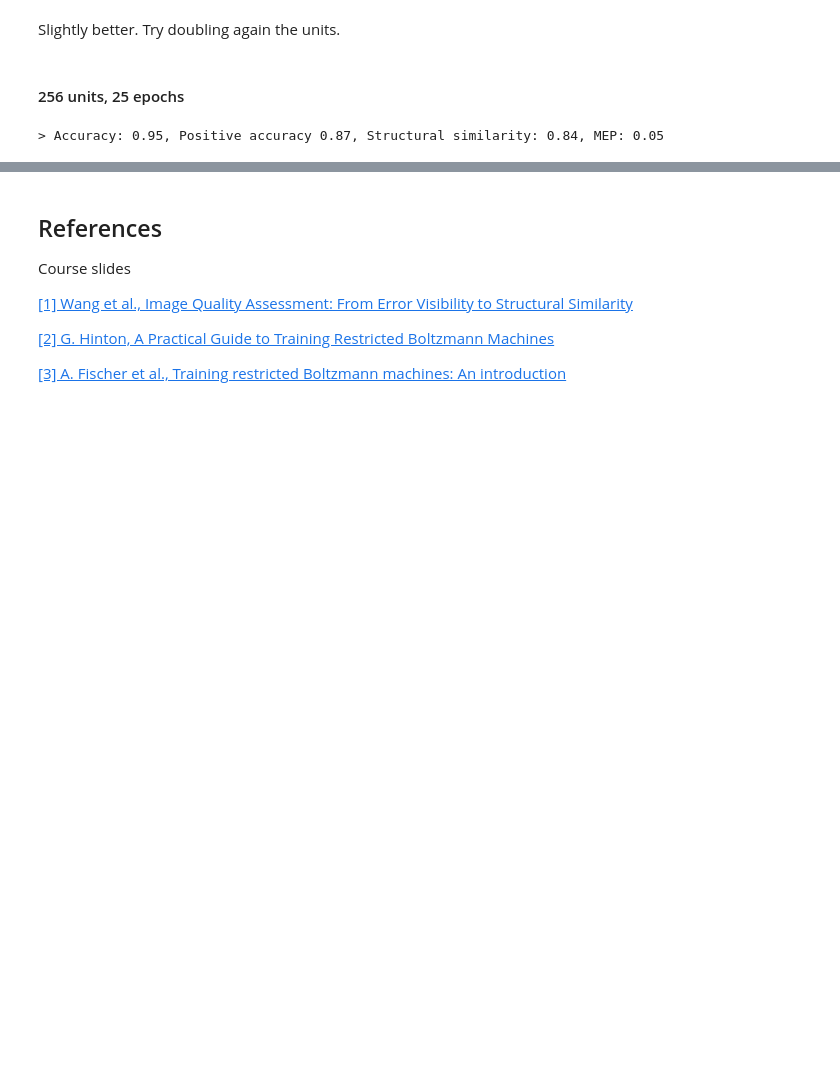
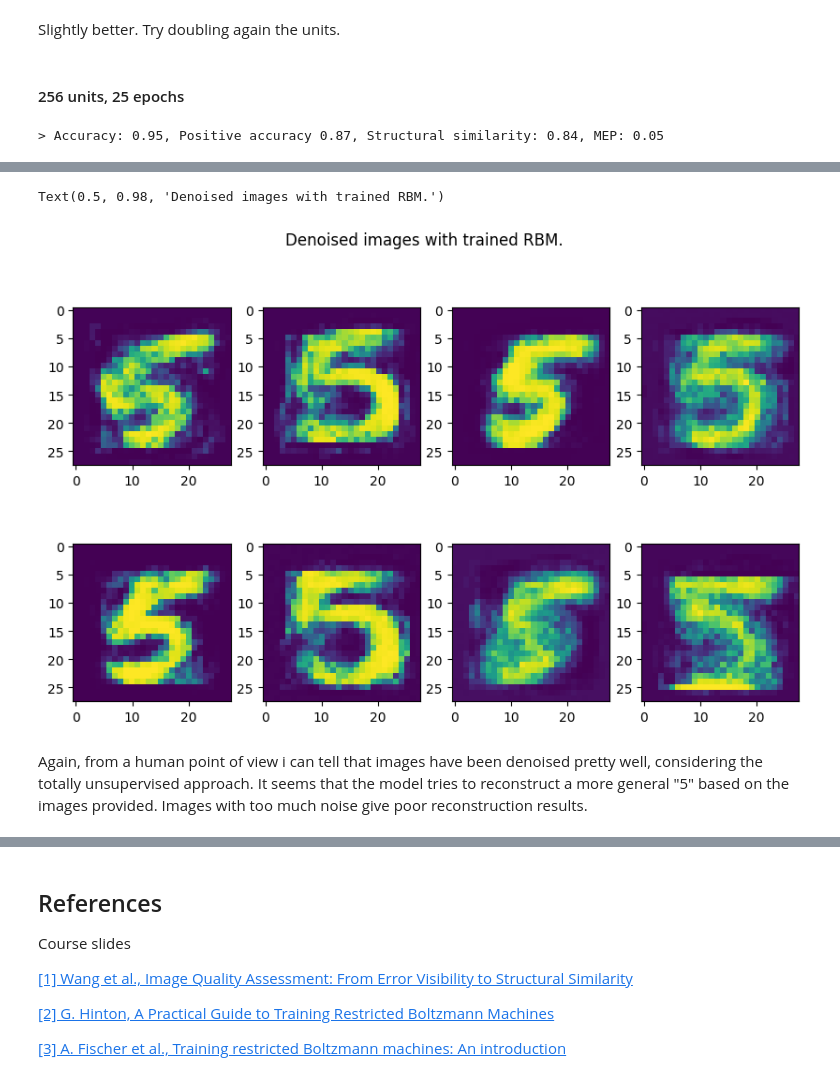
Before and after one commit to vornao/ispr-assignments, a Jupyter notebook: assignment-two/notebook.ipynb, the cells around one changed output, grey strips where cells are left out. Drawn from its saved outputs; the diff is of its cells as text; code cells hidden in the pictures; blank space fills up the shorter version.

```diff
--- a/assignment-two/notebook.ipynb
+++ b/assignment-two/notebook.ipynb
@@ -229,10 +224,0 @@ Hidden units number, epochs and learning rate have been chosen with empirical te
-# %%
-# train one rbm for each digit in the train set
-N_HIDDEN = 32
-
-rbms = []
-for i in range(10):
-    print("Training RBM for digit", i)
-    rbm = RBM(X_train.shape[1], N_HIDDEN)
-    rbm.train(X_train[y_train == i], 10, 0.01)
-    rbms.append(rbm)
@@ -249,0 +303,14 @@ Training RBM for digit 9
+# %%
+# trying to denoise
+fig, axs = plt.subplots(2, 4, figsize=(10, 6))
+
+for i, ax in enumerate(axs.flatten()):
+    # reshaping the weights vector for each unit to the original 28x28 image shape
+    ax.imshow(rbm.reconstruct(X_test_noise[y_test==5][i], sample=False).reshape(28, 28))
+
+fig.suptitle("Denoised images with trained RBM.")
+# %% [output]
+Text(0.5, 0.98, 'Denoised images with trained RBM.')
+[figure, added]
+# %% [markdown]
+Again, from a human point of view i can tell that images have been denoised pretty well, considering the totally unsupervised approach. It seems that the model tries to reconstruct a more general "5" based on the images provided. Images with too much noise give poor reconstruction results.
```
Also changed, not shown: parts of 16 cells of this notebook.
